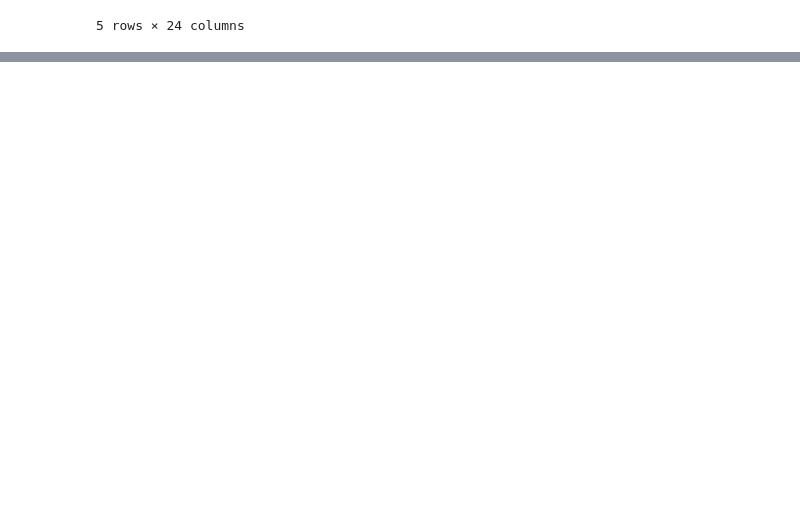
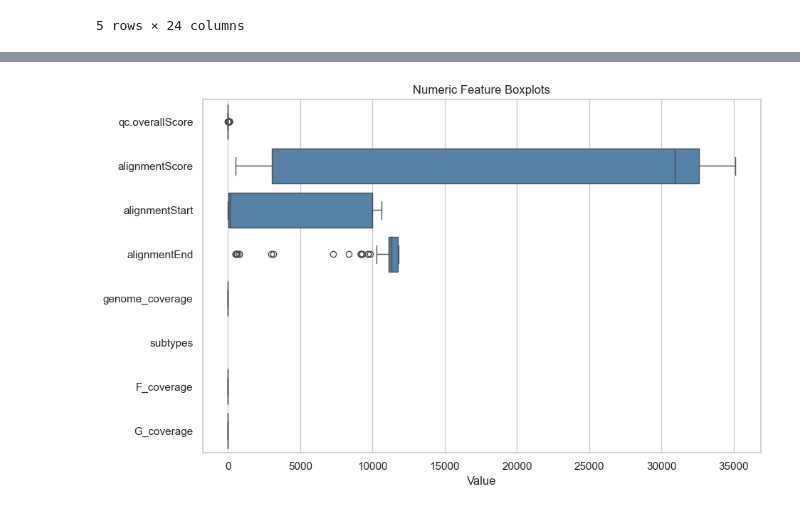
Before and after one commit to nextstrain/chikv, a Jupyter notebook: scripts/eda.ipynb, the cells around one changed output, grey strips where cells are left out. Cells and saved outputs as stored; diff of their text form; code cells hidden in the pictures; blank space fills up the shorter version.

```diff
--- a/scripts/eda.ipynb
+++ b/scripts/eda.ipynb
@@ -58,3 +62,6 @@ df.describe(include='object')
 | unique | 187 | 187 | 182 | 169 | 6 | 55 | 55 | 21 | 7 | ... |
 | top | KY680389 | KY680389.1 | ArB6445 | 2014-06-16 | Asia | India | Tangerang | Banten | Homo sapiens | ... |
 | freq | 1 | 1 | 2 | 5 | 78 | 19 | 6 | 6 | 165 | ... |
+# %%
+sns.set_theme(style="whitegrid")
+plt.rcParams.update({"figure.figsize": (10, 6)})
@@ -60,0 +87,15 @@ df.describe(include='object')
+# %%
+numeric_cols = df.select_dtypes(include="number").columns.tolist()
+if numeric_cols:
+    melted = df[numeric_cols].melt(var_name="variable", value_name="value")
+    plt.figure(figsize=(max(6, len(numeric_cols) * 1.2), 6))
+    sns.boxplot(data=melted, x="value", y="variable", orient="h", color="steelblue")
+    plt.title("Numeric Feature Boxplots")
+    plt.xlabel("Value")
+    plt.ylabel("")
+    plt.tight_layout()
+    plt.show()
+else:
+    print("No numeric columns found.")
+# %% [output]
+[figure, added]
```
Also changed, not shown: parts of 3 cells of this notebook.
